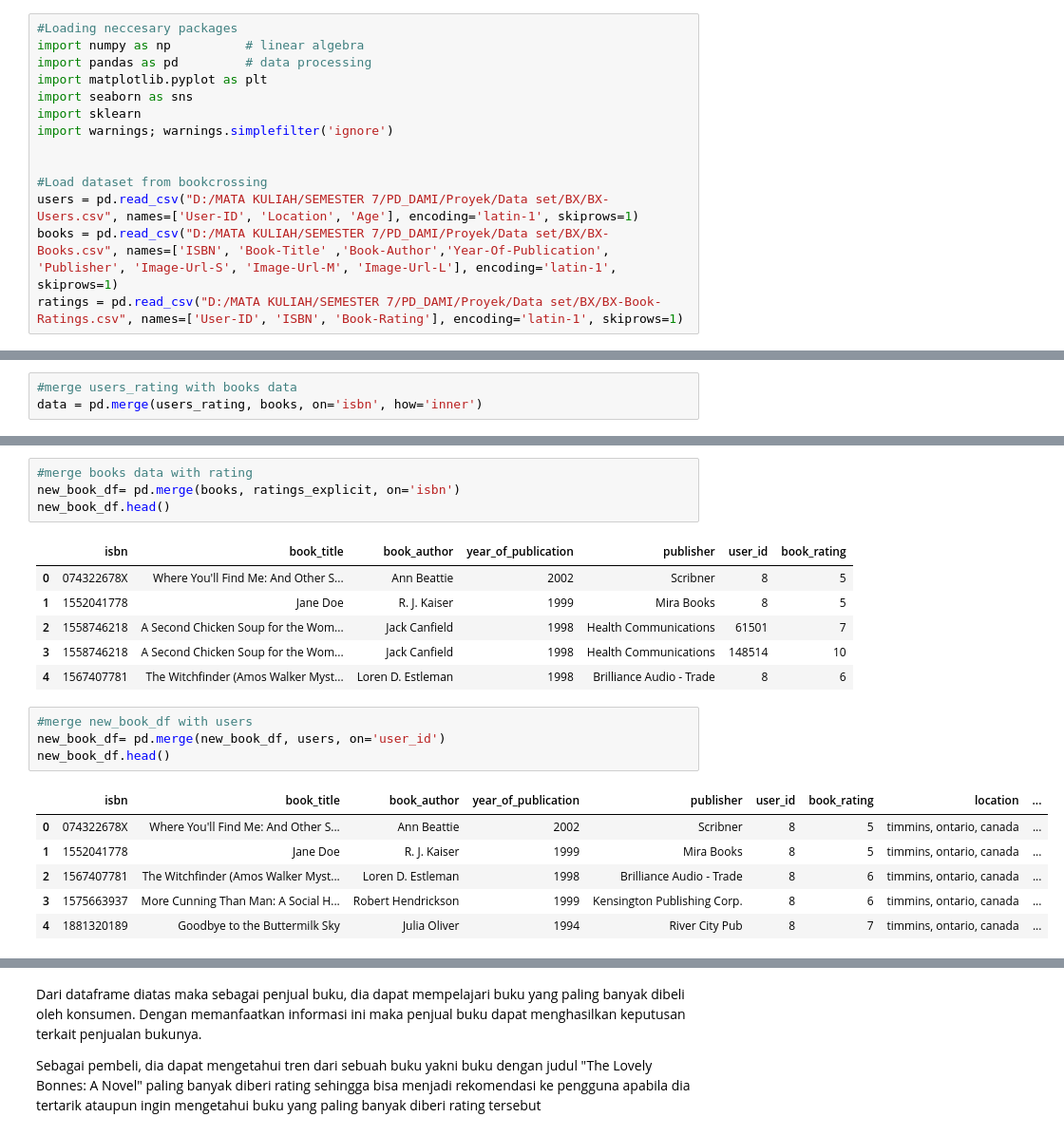
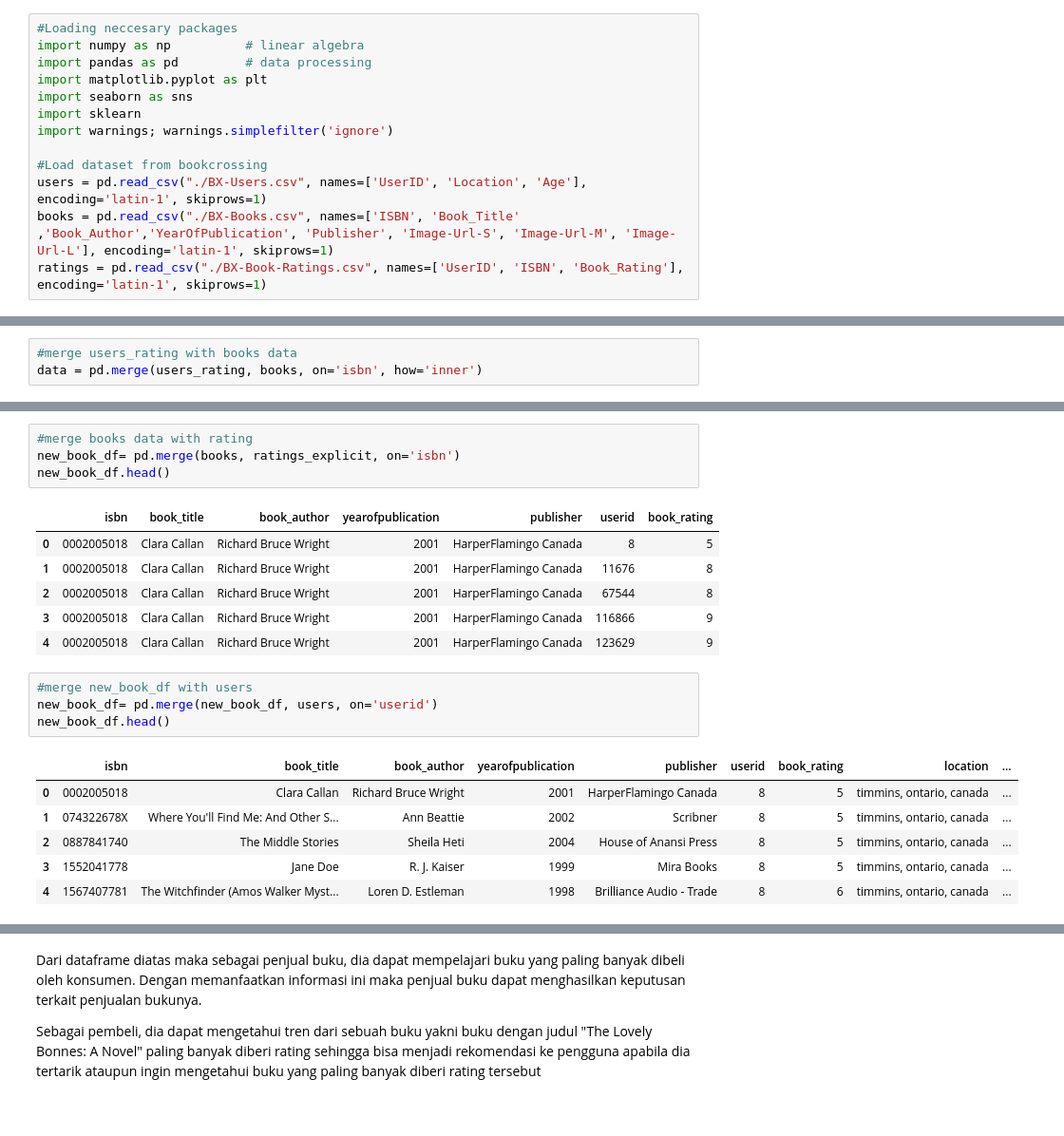
Before and after one commit to evifannybadiz13/market-basket-analysis-in-book-recommendation-based-on-age, a Jupyter notebook: Market Basket Analysis in Book Recommendation Recommendation Based on Age.ipynb, the cells around one changed output, grey strips where cells are left out. Shown at 95% size. Cells and saved outputs as stored; diff of their text form.

```diff
--- a/Market Basket Analysis in Book Recommendation Recommendation Based on Age.ipynb
+++ b/Market Basket Analysis in Book Recommendation Recommendation Based on Age.ipynb
@@ -14,11 +14,10 @@ import seaborn as sns
 import sklearn
 import warnings; warnings.simplefilter('ignore')
 
-
 #Load dataset from bookcrossing
-users = pd.read_csv("D:/MATA KULIAH/SEMESTER 7/PD_DAMI/Proyek/Data set/BX/BX-Users.csv", names=['User-ID', 'Location', 'Age'], encoding='latin-1', skiprows=1)
-books = pd.read_csv("D:/MATA KULIAH/SEMESTER 7/PD_DAMI/Proyek/Data set/BX/BX-Books.csv", names=['ISBN', 'Book-Title' ,'Book-Author','Year-Of-Publication', 'Publisher', 'Image-Url-S', 'Image-Url-M', 'Image-Url-L'], encoding='latin-1', skiprows=1)
-ratings = pd.read_csv("D:/MATA KULIAH/SEMESTER 7/PD_DAMI/Proyek/Data set/BX/BX-Book-Ratings.csv", names=['User-ID', 'ISBN', 'Book-Rating'], encoding='latin-1', skiprows=1)
+users = pd.read_csv("./BX-Users.csv", names=['UserID', 'Location', 'Age'], encoding='latin-1', skiprows=1)
+books = pd.read_csv("./BX-Books.csv", names=['ISBN', 'Book_Title' ,'Book_Author','YearOfPublication', 'Publisher', 'Image-Url-S', 'Image-Url-M', 'Image-Url-L'], encoding='latin-1', skiprows=1)
+ratings = pd.read_csv("./BX-Book-Ratings.csv", names=['UserID', 'ISBN', 'Book_Rating'], encoding='latin-1', skiprows=1)
 # %%
 #Print users header
 users.head()
@@ -411,23 +410,23 @@ sns.pairplot(data)
 new_book_df= pd.merge(books, ratings_explicit, on='isbn')
 new_book_df.head()
 # %% [output]
-|  | isbn | book_title | book_author | year_of_publication | publisher | user_id | book_rating |
-| 0 | 074322678X | Where You'll Find Me: And Other S... | Ann Beattie | 2002 | Scribner | 8 | 5 |
-| 1 | 1552041778 | Jane Doe | R. J. Kaiser | 1999 | Mira Books | 8 | 5 |
-| 2 | 1558746218 | A Second Chicken Soup for the Wom... | Jack Canfield | 1998 | Health Communications | 61501 | 7 |
-| 3 | 1558746218 | A Second Chicken Soup for the Wom... | Jack Canfield | 1998 | Health Communications | 148514 | 10 |
-| 4 | 1567407781 | The Witchfinder (Amos Walker Myst... | Loren D. Estleman | 1998 | Brilliance Audio - Trade | 8 | 6 |
+|  | isbn | book_title | book_author | yearofpublication | publisher | userid | book_rating |
+| 0 | 0002005018 | Clara Callan | Richard Bruce Wright | 2001 | HarperFlamingo Canada | 8 | 5 |
+| 1 | 0002005018 | Clara Callan | Richard Bruce Wright | 2001 | HarperFlamingo Canada | 11676 | 8 |
+| 2 | 0002005018 | Clara Callan | Richard Bruce Wright | 2001 | HarperFlamingo Canada | 67544 | 8 |
+| 3 | 0002005018 | Clara Callan | Richard Bruce Wright | 2001 | HarperFlamingo Canada | 116866 | 9 |
+| 4 | 0002005018 | Clara Callan | Richard Bruce Wright | 2001 | HarperFlamingo Canada | 123629 | 9 |
 # %%
 #merge new_book_df with users
-new_book_df= pd.merge(new_book_df, users, on='user_id')
+new_book_df= pd.merge(new_book_df, users, on='userid')
 new_book_df.head()
 # %% [output]
-|  | isbn | book_title | book_author | year_of_publication | publisher | user_id | book_rating | location | ... |
-| 0 | 074322678X | Where You'll Find Me: And Other S... | Ann Beattie | 2002 | Scribner | 8 | 5 | timmins, ontario, canada | ... |
-| 1 | 1552041778 | Jane Doe | R. J. Kaiser | 1999 | Mira Books | 8 | 5 | timmins, ontario, canada | ... |
-| 2 | 1567407781 | The Witchfinder (Amos Walker Myst... | Loren D. Estleman | 1998 | Brilliance Audio - Trade | 8 | 6 | timmins, ontario, canada | ... |
-| 3 | 1575663937 | More Cunning Than Man: A Social H... | Robert Hendrickson | 1999 | Kensington Publishing Corp. | 8 | 6 | timmins, ontario, canada | ... |
-| 4 | 1881320189 | Goodbye to the Buttermilk Sky | Julia Oliver | 1994 | River City Pub | 8 | 7 | timmins, ontario, canada | ... |
+|  | isbn | book_title | book_author | yearofpublication | publisher | userid | book_rating | location | ... |
+| 0 | 0002005018 | Clara Callan | Richard Bruce Wright | 2001 | HarperFlamingo Canada | 8 | 5 | timmins, ontario, canada | ... |
+| 1 | 074322678X | Where You'll Find Me: And Other S... | Ann Beattie | 2002 | Scribner | 8 | 5 | timmins, ontario, canada | ... |
+| 2 | 0887841740 | The Middle Stories | Sheila Heti | 2004 | House of Anansi Press | 8 | 5 | timmins, ontario, canada | ... |
+| 3 | 1552041778 | Jane Doe | R. J. Kaiser | 1999 | Mira Books | 8 | 5 | timmins, ontario, canada | ... |
+| 4 | 1567407781 | The Witchfinder (Amos Walker Myst... | Loren D. Estleman | 1998 | Brilliance Audio - Trade | 8 | 6 | timmins, ontario, canada | ... |
 # %%
 top_ten_books= pd.DataFrame(new_book_df.groupby('isbn')['book_rating'].count()
                          .sort_values(ascending=False).head(10))
```
Also changed, not shown: parts of 54 cells of this notebook.
